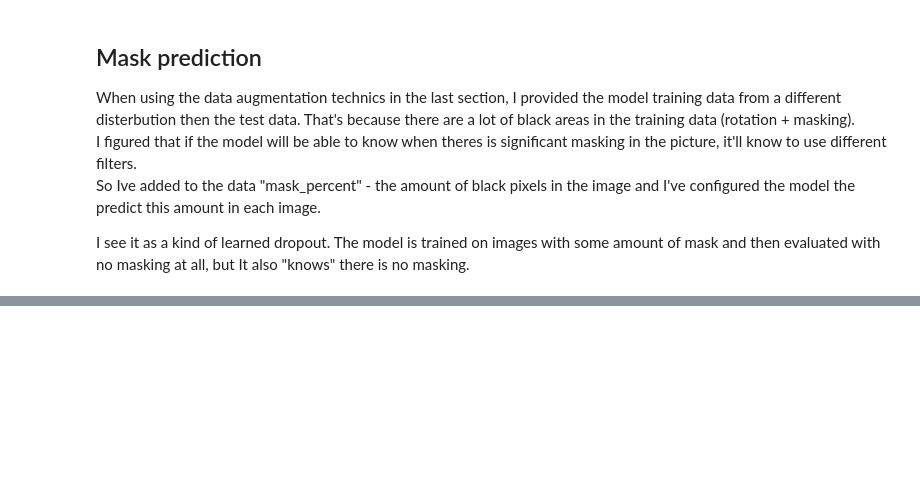
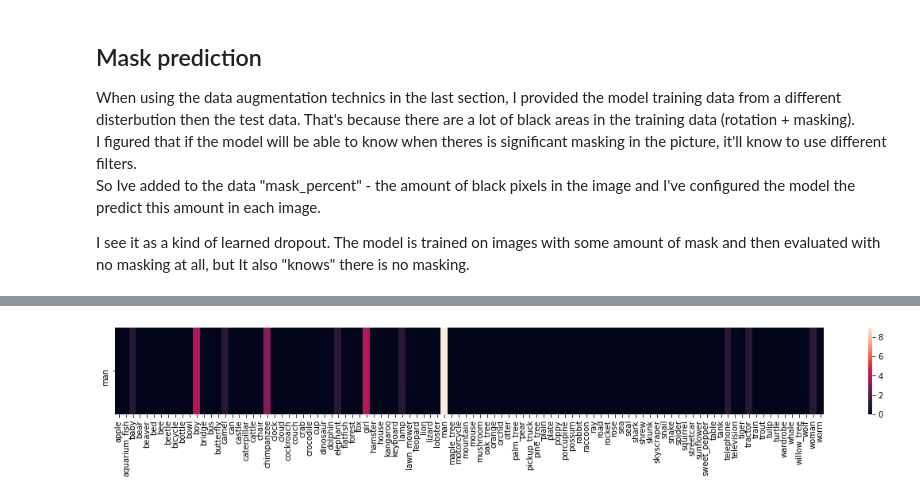
Before and after one commit to omerhac/cifar-100, a Jupyter notebook: models_performance.ipynb, the cells around one changed output, grey strips where cells are left out. Saved outputs shown, nothing was run; the diff lists cells and outputs as text; code cells hidden in the pictures; blank space fills up the shorter version.

```diff
--- a/models_performance.ipynb
+++ b/models_performance.ipynb
@@ -140,0 +207,13 @@ I see it as a kind of learned dropout. The model is trained on images with some
+# %%
+# one category confusion matrix
+def plot_category_conf_matrix(category):
+  """Plot confusion matrix for one category"""
+  int_cat = etl.get_label_int(category)
+  cat_conf_mat = [cm[int_cat]]
+  plt.figure(figsize=(20, 2))
+  sns.heatmap(cat_conf_mat, xticklabels=labels, yticklabels=[category])
+  plt.show()
+# %%
+plot_category_conf_matrix('man')
+# %% [output]
+[figure, added]
```
Also changed, not shown: parts of 18 cells of this notebook.
